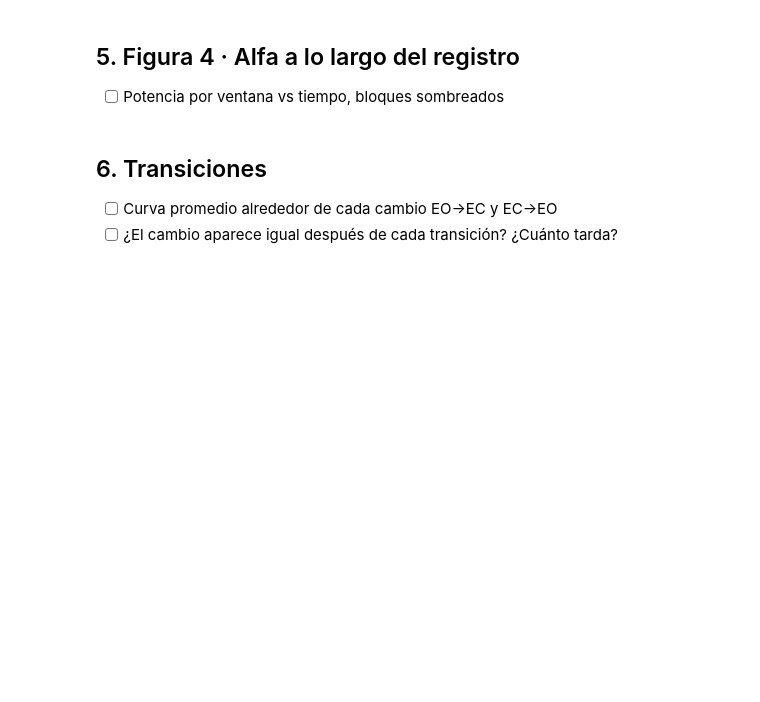
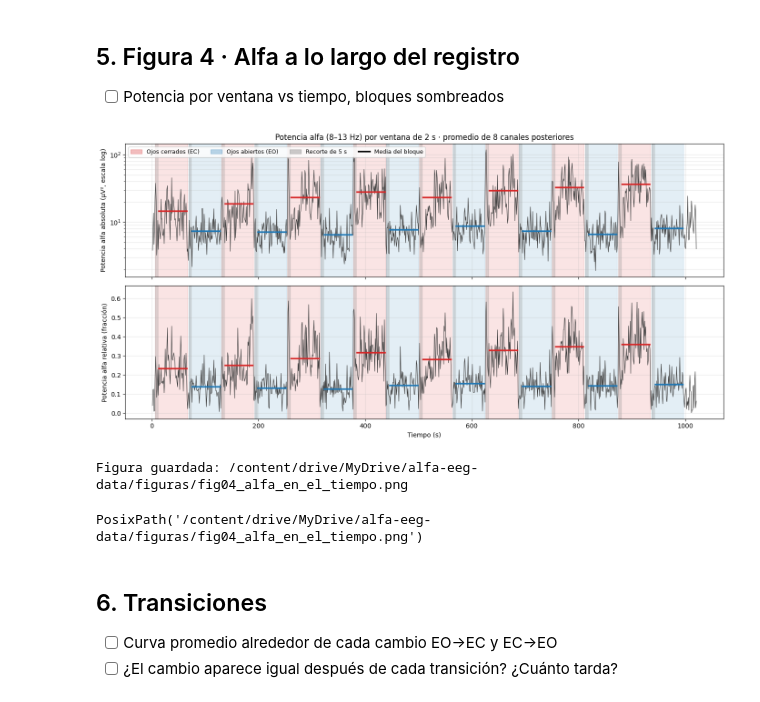
Before and after one commit to moiseiseiseis/Alpha-reactivity-during-resting-state-EEG, a Jupyter notebook: notebooks/03_alfa_temporal.ipynb, the cells around one changed output. Drawn from its saved outputs; the diff is of its cells as text; code cells hidden in the pictures; blank space fills up the shorter version.

```diff
--- a/notebooks/03_alfa_temporal.ipynb
+++ b/notebooks/03_alfa_temporal.ipynb
@@ -67,6 +199,3 @@ raw_ac = alfa.acondicionar(raw, cfg)
 
 - [ ] Potencia absoluta 8–13 Hz (µV²) y relativa (fracción de la potencia total)
 - [ ] Justificar cuál se usa como medida principal
-# %%
-df = alfa.potencia_alfa(raw_ac, bloques, cfg)
-df.head()
@@ -98,3 +433,42 @@ resumen
+# %%
+# Promedio entre canales por ventana (todas las ventanas, también transiciones)
+serie = df.groupby("t_s", as_index=False)[["alfa_abs", "alfa_rel"]].mean()
+
+fig, axs = plt.subplots(2, 1, figsize=(14, 7), sharex=True)
+color_cond = {"EO": "tab:blue", "EC": "tab:red"}
+
+for ax, col, etiqueta in [(axs[0], "alfa_abs", "Potencia alfa absoluta (µV², escala log)"),
+                          (axs[1], "alfa_rel", "Potencia alfa relativa (fracción)")]:
+    ax.plot(serie["t_s"], serie[col], color="0.25", lw=0.8)
+    for _, b in bloques.iterrows():
+        ax.axvspan(b["inicio_s"], b["fin_s"], color=color_cond[b["condicion"]], alpha=0.12)
+        ax.axvspan(b["inicio_s"], b["inicio_s"] + cfg["recorte_transicion_s"], color="0.6", alpha=0.3)
+    for _, r in resumen.iterrows():                       # media del bloque (ventanas 'dentro')
+        b = bloques.loc[bloques["bloque"] == r["bloque"]].iloc[0]
+        ax.hlines(r[f"{col}_media"], b["inicio_s"] + cfg["recorte_transicion_s"], b["fin_s"],
+                  color=color_cond[r["condicion"]], lw=2.5)
+    ax.set_ylabel(etiqueta)
+    ax.grid(alpha=0.3, which="both")
+axs[0].set_yscale("log")
+
+from matplotlib.patches import Patch
+from matplotlib.lines import Line2D
+axs[0].legend(handles=[Patch(color="tab:red", alpha=0.3, label="Ojos cerrados (EC)"),
+                       Patch(color="tab:blue", alpha=0.3, label="Ojos abiertos (EO)"),
+                       Patch(color="0.6", alpha=0.5, label=f"Recorte de {cfg['recorte_transicion_s']:g} s"),
+                       Line2D([], [], color="k", lw=2.5, label="Media del bloque")],
+              loc="upper left", ncol=4, fontsize=9)
+axs[1].set_xlabel("Tiempo (s)")
+axs[0].set_title(f"Potencia alfa ({cfg['banda_alfa'][0]:g}–{cfg['banda_alfa'][1]:g} Hz) por ventana de "
+                 f"{cfg['ventana_s']:g} s · promedio de {len(cfg['canales'])} canales posteriores")
+plt.tight_layout()
+plt.show()
+
+alfa.guardar_figura(fig, "fig04_alfa_en_el_tiempo")
+# %% [output]
+[figure, added]
+Figura guardada: /content/drive/MyDrive/alfa-eeg-data/figuras/fig04_alfa_en_el_tiempo.png
+PosixPath('/content/drive/MyDrive/alfa-eeg-data/figuras/fig04_alfa_en_el_tiempo.png')
 # %% [markdown]
 ## 6. Transiciones
 
```
Also changed, not shown: parts of 25 cells of this notebook.
